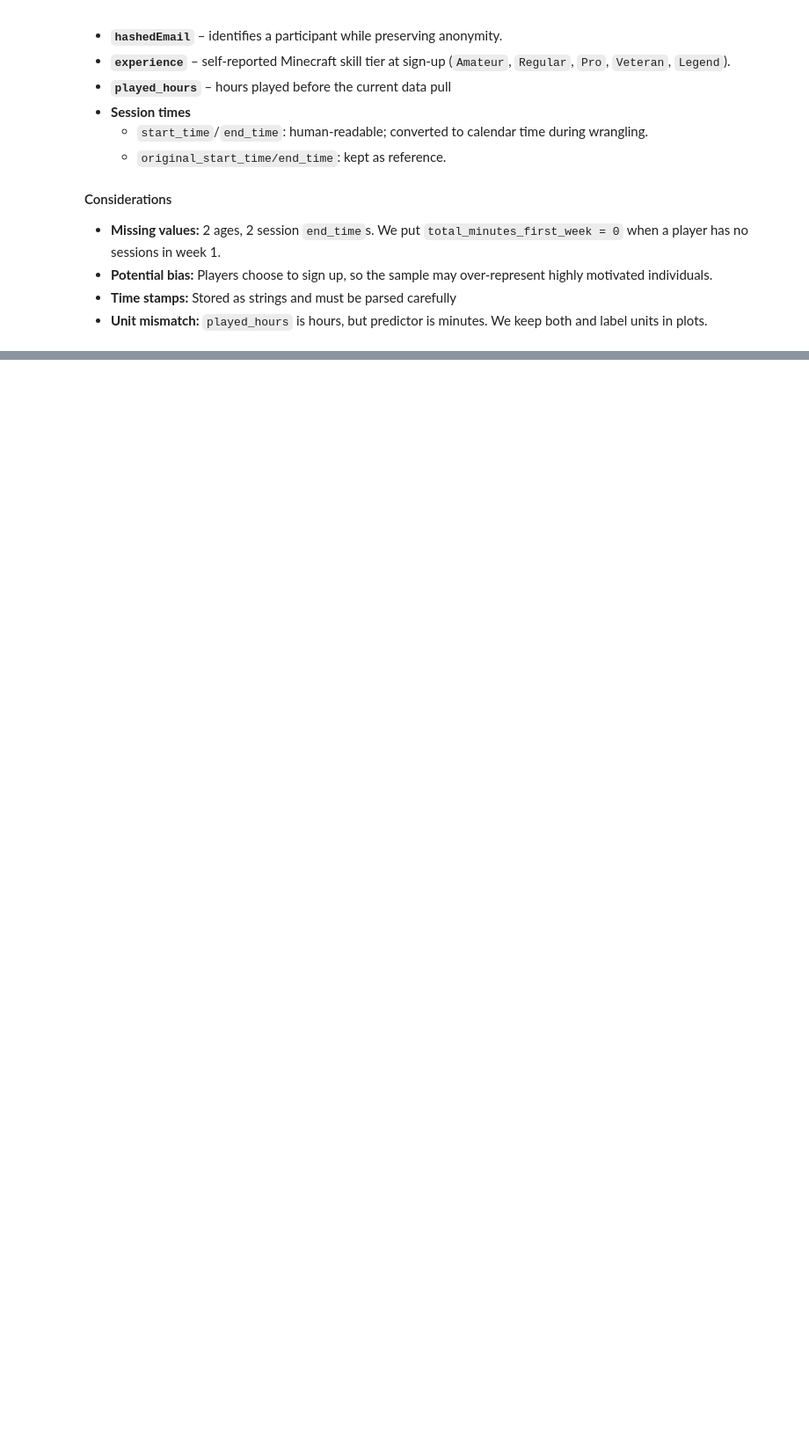
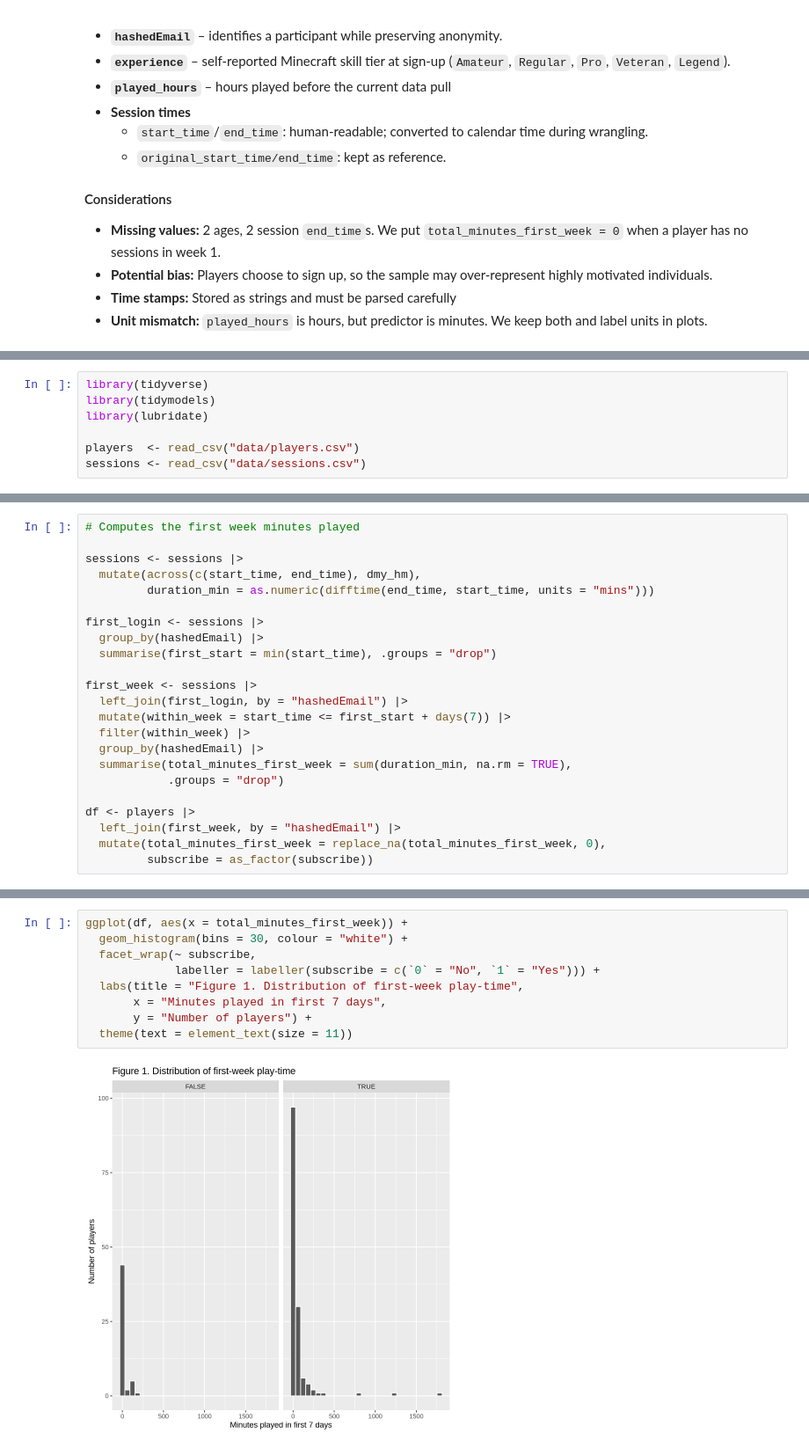
Before and after one commit to allanx05/dsci-100-project, a Jupyter notebook: Final Report.ipynb, the cells around one changed output, grey strips where cells are left out. Shown at 88% size. Cells and saved outputs as stored; diff of their text form; blank space fills up the shorter version.

Commit message:
Added Method and Results
Created visualization, parsed the data, and preformed data analysis on the data.

```diff
--- a/Final Report.ipynb
+++ b/Final Report.ipynb
@@ -38,0 +41,7 @@ Can a player's total playtime in their first seven days on the server predict wh
+# %%
+library(tidyverse)
+library(tidymodels)
+library(lubridate)
+
+players  <- read_csv("data/players.csv")
+sessions <- read_csv("data/sessions.csv")
@@ -38,0 +66,23 @@ Can a player's total playtime in their first seven days on the server predict wh
+# %%
+# Computes the first week minutes played
+
+sessions <- sessions |>
+  mutate(across(c(start_time, end_time), dmy_hm),
+         duration_min = as.numeric(difftime(end_time, start_time, units = "mins")))
+
+first_login <- sessions |>
+  group_by(hashedEmail) |>
+  summarise(first_start = min(start_time), .groups = "drop")
+
+first_week <- sessions |>
+  left_join(first_login, by = "hashedEmail") |>
+  mutate(within_week = start_time <= first_start + days(7)) |>
+  filter(within_week) |>
+  group_by(hashedEmail) |>
+  summarise(total_minutes_first_week = sum(duration_min, na.rm = TRUE),
+            .groups = "drop")
+
+df <- players |>
+  left_join(first_week, by = "hashedEmail") |>
+  mutate(total_minutes_first_week = replace_na(total_minutes_first_week, 0),
+         subscribe = as_factor(subscribe))
@@ -38,0 +104,11 @@ Can a player's total playtime in their first seven days on the server predict wh
+# %%
+ggplot(df, aes(x = total_minutes_first_week)) +
+  geom_histogram(bins = 30, colour = "white") +
+  facet_wrap(~ subscribe,
+             labeller = labeller(subscribe = c(`0` = "No", `1` = "Yes"))) +
+  labs(title = "Figure 1. Distribution of first-week play-time",
+       x = "Minutes played in first 7 days",
+       y = "Number of players") +
+  theme(text = element_text(size = 11))
+# %% [output]
+[figure, added]
```
Also changed, not shown: parts of 5 cells of this notebook.
